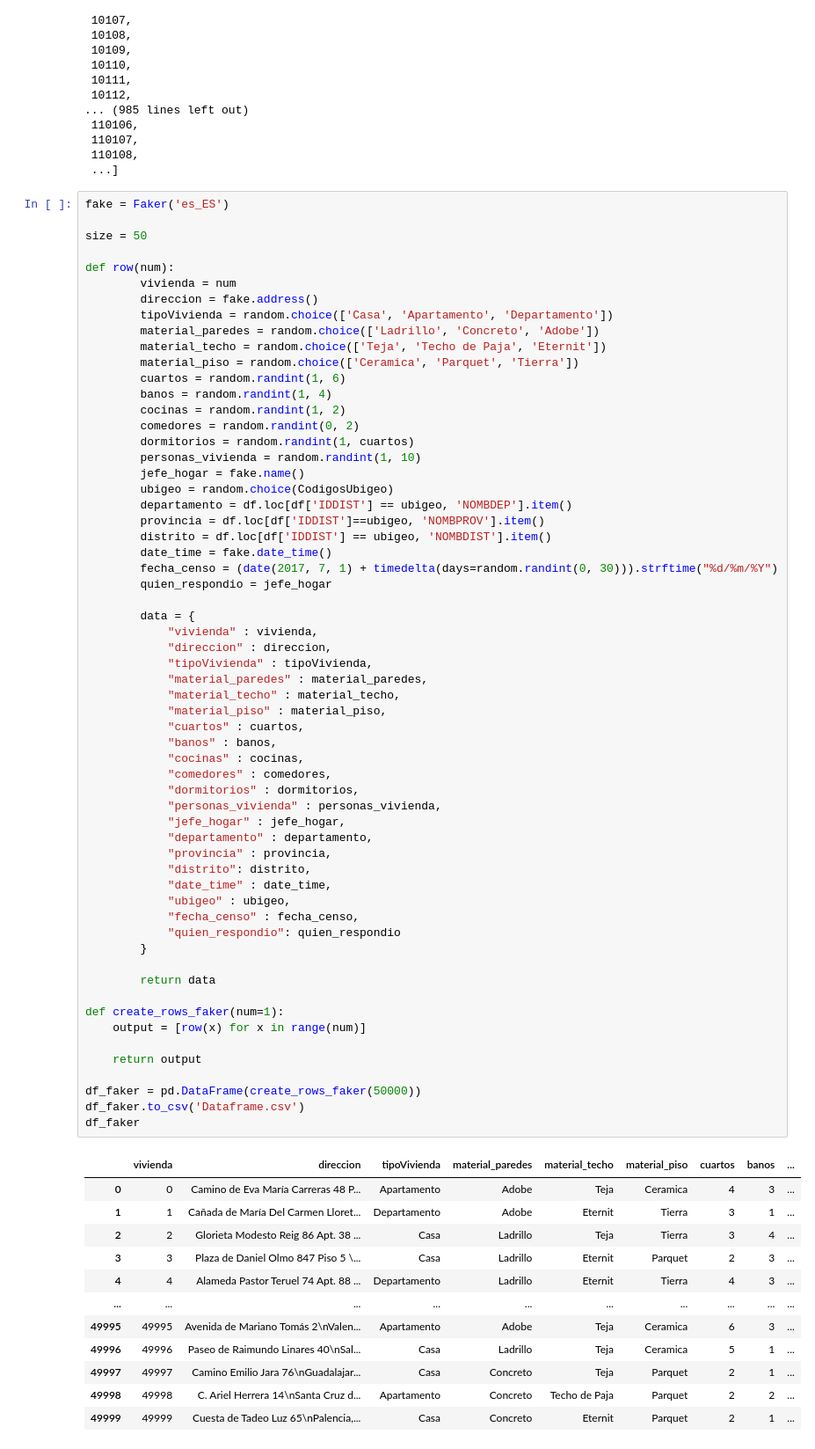
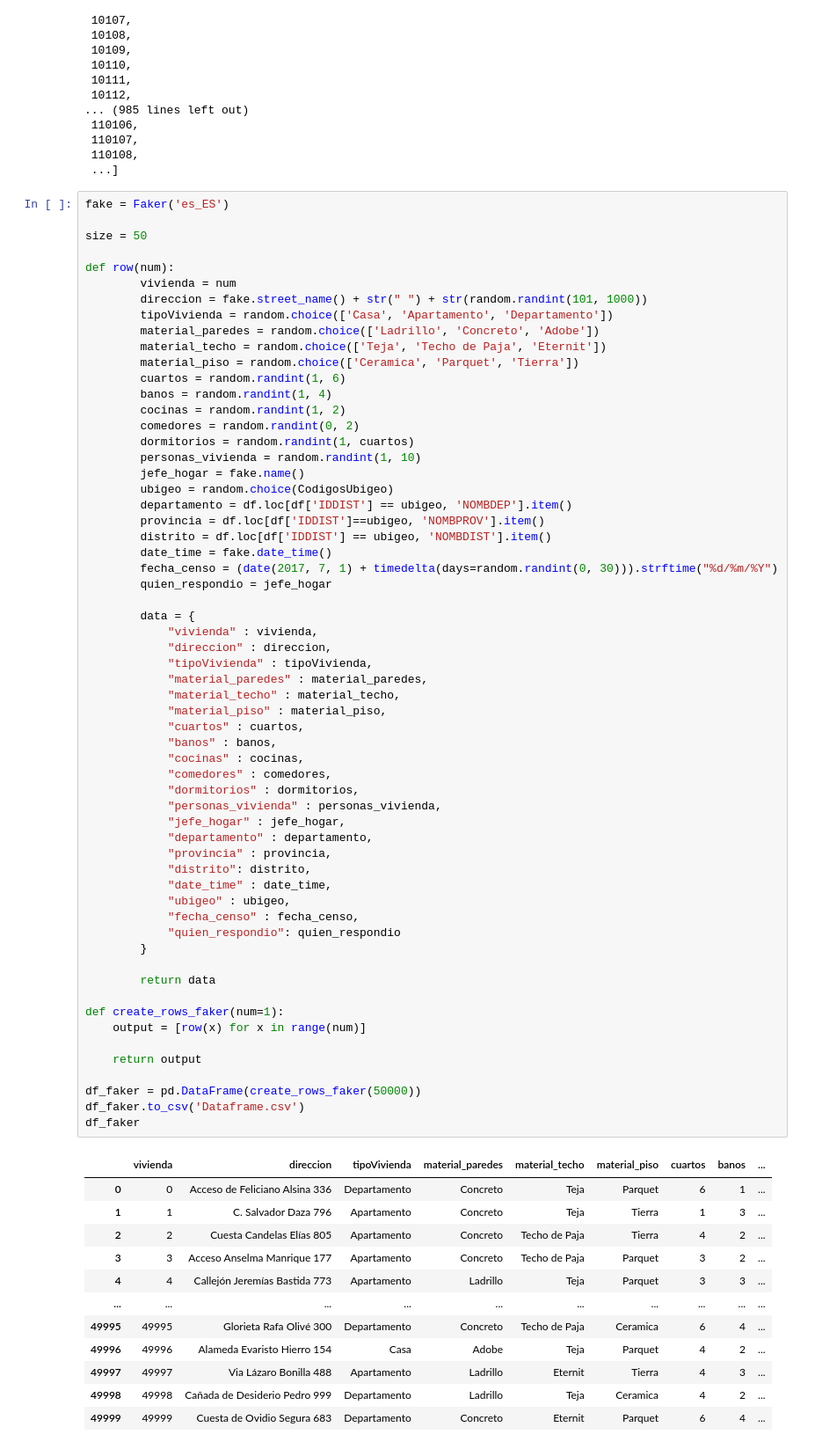
Before and after one commit to Giorgio6846/TrabajoFinal-ComplejidadAlgoritmica, a Jupyter notebook: Generador/Generador.ipynb, the cells around one changed output. Shown: that part at 88% size. Drawn from its saved outputs; the diff is of its cells as text.

```diff
--- a/Generador/Generador.ipynb
+++ b/Generador/Generador.ipynb
@@ -86,7 +86,7 @@ size = 50
 
 def row(num):
         vivienda = num
-        direccion = fake.address()
+        direccion = fake.street_name() + str(" ") + str(random.randint(101, 1000))
         tipoVivienda = random.choice(['Casa', 'Apartamento', 'Departamento'])
         material_paredes = random.choice(['Ladrillo', 'Concreto', 'Adobe'])
         material_techo = random.choice(['Teja', 'Techo de Paja', 'Eternit'])
@@ -114,42 +114,42 @@ def row(num):
             "material_techo" : material_techo,
             "material_piso" : material_piso,
             "cuartos" : cuartos,
             "banos" : banos,
             "cocinas" : cocinas,
             "comedores" : comedores,
             "dormitorios" : dormitorios,
             "personas_vivienda" : personas_vivienda,
             "jefe_hogar" : jefe_hogar,
             "departamento" : departamento,
             "provincia" : provincia,
             "distrito": distrito,
             "date_time" : date_time,
             "ubigeo" : ubigeo,
             "fecha_censo" : fecha_censo,
             "quien_respondio": quien_respondio
         }
 
         return data
 
 def create_rows_faker(num=1):
     output = [row(x) for x in range(num)]
 
     return output
 
 df_faker = pd.DataFrame(create_rows_faker(50000))
 df_faker.to_csv('Dataframe.csv')
 df_faker
 # %% [output]
 |  | vivienda | direccion | tipoVivienda | material_paredes | material_techo | material_piso | cuartos | banos | ... |
-| 0 | 0 | Camino de Eva María Carreras 48 P... | Apartamento | Adobe | Teja | Ceramica | 4 | 3 | ... |
-| 1 | 1 | Cañada de María Del Carmen Lloret... | Departamento | Adobe | Eternit | Tierra | 3 | 1 | ... |
-| 2 | 2 | Glorieta Modesto Reig 86 Apt. 38 ... | Casa | Ladrillo | Teja | Tierra | 3 | 4 | ... |
-| 3 | 3 | Plaza de Daniel Olmo 847 Piso 5 \... | Casa | Ladrillo | Eternit | Parquet | 2 | 3 | ... |
-| 4 | 4 | Alameda Pastor Teruel 74 Apt. 88 ... | Departamento | Ladrillo | Eternit | Tierra | 4 | 3 | ... |
+| 0 | 0 | Acceso de Feliciano Alsina 336 | Departamento | Concreto | Teja | Parquet | 6 | 1 | ... |
+| 1 | 1 | C. Salvador Daza 796 | Apartamento | Concreto | Teja | Tierra | 1 | 3 | ... |
+| 2 | 2 | Cuesta Candelas Elías 805 | Apartamento | Concreto | Techo de Paja | Tierra | 4 | 2 | ... |
+| 3 | 3 | Acceso Anselma Manrique 177 | Apartamento | Concreto | Techo de Paja | Parquet | 3 | 2 | ... |
+| 4 | 4 | Callejón Jeremías Bastida 773 | Apartamento | Ladrillo | Teja | Parquet | 3 | 3 | ... |
 | ... | ... | ... | ... | ... | ... | ... | ... | ... | ... |
-| 49995 | 49995 | Avenida de Mariano Tomás 2\nValen... | Apartamento | Adobe | Teja | Ceramica | 6 | 3 | ... |
-| 49996 | 49996 | Paseo de Raimundo Linares 40\nSal... | Casa | Ladrillo | Teja | Ceramica | 5 | 1 | ... |
-| 49997 | 49997 | Camino Emilio Jara 76\nGuadalajar... | Casa | Concreto | Teja | Parquet | 2 | 1 | ... |
-| 49998 | 49998 | C. Ariel Herrera 14\nSanta Cruz d... | Apartamento | Concreto | Techo de Paja | Parquet | 2 | 2 | ... |
-| 49999 | 49999 | Cuesta de Tadeo Luz 65\nPalencia,... | Casa | Concreto | Eternit | Parquet | 2 | 1 | ... |
+| 49995 | 49995 | Glorieta Rafa Olivé 300 | Departamento | Concreto | Techo de Paja | Ceramica | 6 | 4 | ... |
+| 49996 | 49996 | Alameda Evaristo Hierro 154 | Casa | Adobe | Teja | Parquet | 4 | 2 | ... |
+| 49997 | 49997 | Via Lázaro Bonilla 488 | Apartamento | Ladrillo | Eternit | Tierra | 4 | 3 | ... |
+| 49998 | 49998 | Cañada de Desiderio Pedro 999 | Departamento | Ladrillo | Teja | Ceramica | 4 | 2 | ... |
+| 49999 | 49999 | Cuesta de Ovidio Segura 683 | Departamento | Concreto | Eternit | Parquet | 6 | 4 | ... |
 50000 rows × 20 columns
```
Also changed, not shown: 4 other files.
